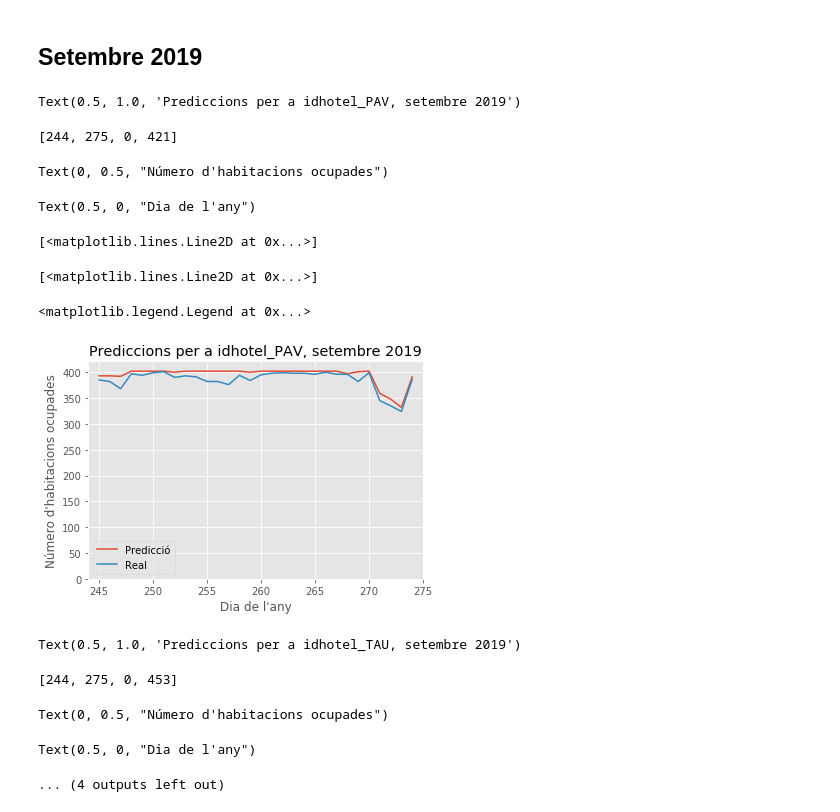
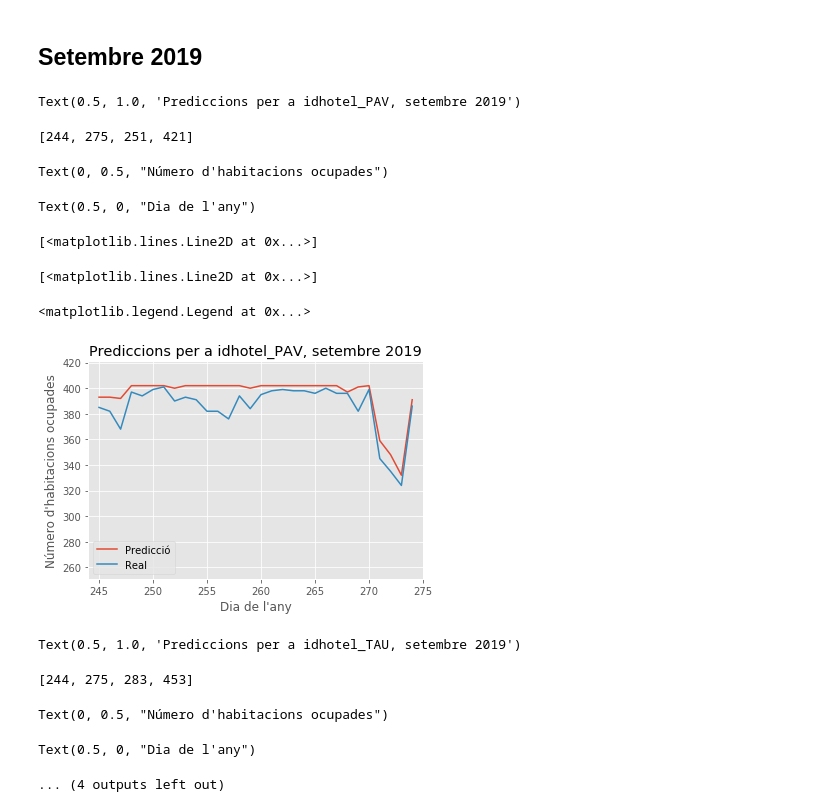
Before and after one commit to KeloV10/TFG-MachineLearning, a Jupyter notebook: notebooks/6ModelReal.ipynb, the cells around one changed output. Cells and saved outputs as stored; diff of their text form; code cells hidden in the pictures.

```diff
--- a/notebooks/6ModelReal.ipynb
+++ b/notebooks/6ModelReal.ipynb
@@ -329,7 +329,7 @@ for hotel in hotels:
 
 for key in key_hotels:
     plt.title("Prediccions per a {:s}, agost 2019".format(key))
-    plt.axis([min(ago_hotels[key]['diaAño'])-1, max(ago_hotels[key]['diaAño'])+1, max(ago_hotels[key]['NHab'])-100, max(ago_hotels[key]['NHab'])+20])
+    plt.axis([min(ago_hotels[key]['diaAño'])-1, max(ago_hotels[key]['diaAño'])+1, max(ago_hotels[key]['NHab'])-150, max(ago_hotels[key]['NHab'])+20])
     plt.ylabel("Número d'habitacions ocupades")
     plt.xlabel("Dia de l'any")
     plt.plot(ago_hotels[key]['diaAño'], ago_hotels[key]['Prediccions'], label = 'Predicció')
@@ -355,33 +355,33 @@ Text(0.5, 0, "Dia de l'any")
 # %%
 set_hotels = {}
 
 for hotel in hotels:
     set_hotels[hotel] = pd.DataFrame(set_plot[set_plot[hotel] == 1])
 
 key_hotels = []
 for key in set_hotels.keys():
     key_hotels.append(key)
 
 for key in key_hotels:
     plt.title("Prediccions per a {:s}, setembre 2019".format(key))
-    plt.axis([min(set_hotels[key]['diaAño'])-1, max(set_hotels[key]['diaAño'])+1, 0, max(set_hotels[key]['NHab'])+20])
+    plt.axis([min(set_hotels[key]['diaAño'])-1, max(set_hotels[key]['diaAño'])+1, max(set_hotels[key]['NHab'])-150, max(set_hotels[key]['NHab'])+20])
     plt.ylabel("Número d'habitacions ocupades")
     plt.xlabel("Dia de l'any")
     plt.plot(set_hotels[key]['diaAño'], set_hotels[key]['Prediccions'], label = 'Predicció')
     plt.plot(set_hotels[key]['diaAño'], set_hotels[key]['NHab'], label = 'Real')
     plt.legend()
     plt.show()
 # %% [output]
 Text(0.5, 1.0, 'Prediccions per a idhotel_PAV, setembre 2019')
-[244, 275, 0, 421]
+[244, 275, 251, 421]
 Text(0, 0.5, "Número d'habitacions ocupades")
 Text(0.5, 0, "Dia de l'any")
 [<matplotlib.lines.Line2D at 0x...>]
 [<matplotlib.lines.Line2D at 0x...>]
 <matplotlib.legend.Legend at 0x...>
-[figure, old version]
+[figure, new version]
 Text(0.5, 1.0, 'Prediccions per a idhotel_TAU, setembre 2019')
-[244, 275, 0, 453]
+[244, 275, 283, 453]
 Text(0, 0.5, "Número d'habitacions ocupades")
 Text(0.5, 0, "Dia de l'any")
 ... (4 outputs left out)
```
Also changed, not shown: parts of 1 cell of this notebook, 6 other files.
